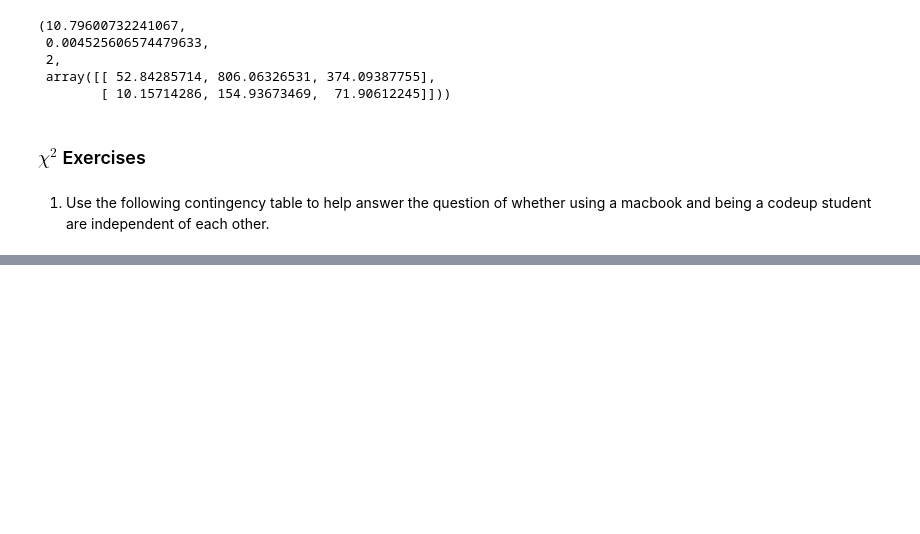
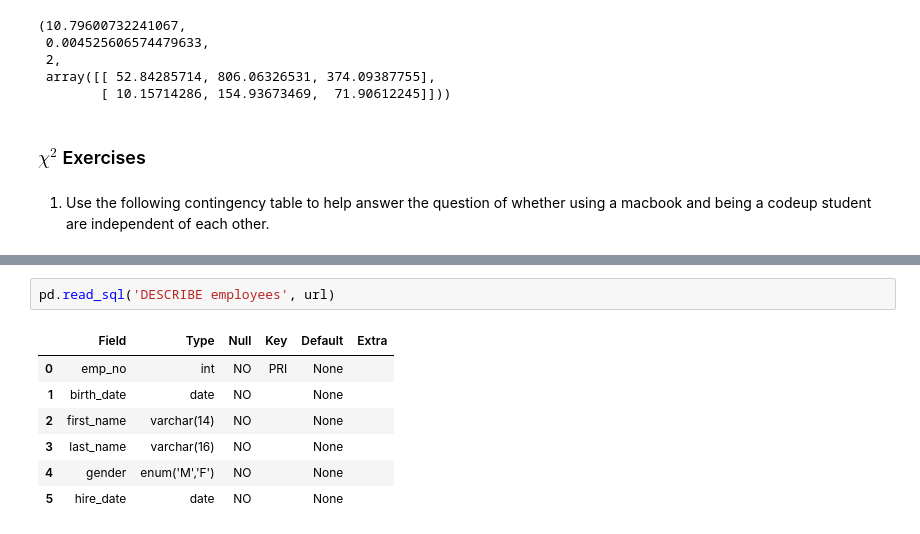
Before and after one commit to tarrencen/statistics-exercises, a Jupyter notebook: hypothesis_testing.ipynb, the cells around one changed output, grey strips where cells are left out. Drawn from its saved outputs; the diff is of its cells as text; blank space fills up the shorter version.

```diff
--- a/hypothesis_testing.ipynb
+++ b/hypothesis_testing.ipynb
@@ -538,0 +665,10 @@ cu_comp_users = pd.DataFrame({})
+# %%
+pd.read_sql('DESCRIBE employees', url)
+# %% [output]
+|  | Field | Type | Null | Key | Default | Extra |
+| 0 | emp_no | int | NO | PRI | None |  |
+| 1 | birth_date | date | NO |  | None |  |
+| 2 | first_name | varchar(14) | NO |  | None |  |
+| 3 | last_name | varchar(16) | NO |  | None |  |
+| 4 | gender | enum('M','F') | NO |  | None |  |
+| 5 | hire_date | date | NO |  | None |  |
```
Also changed, not shown: parts of 24 cells of this notebook.
